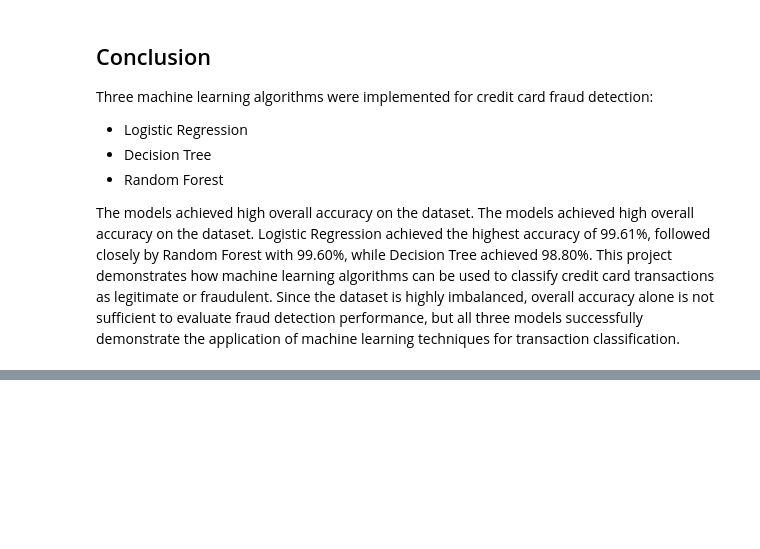
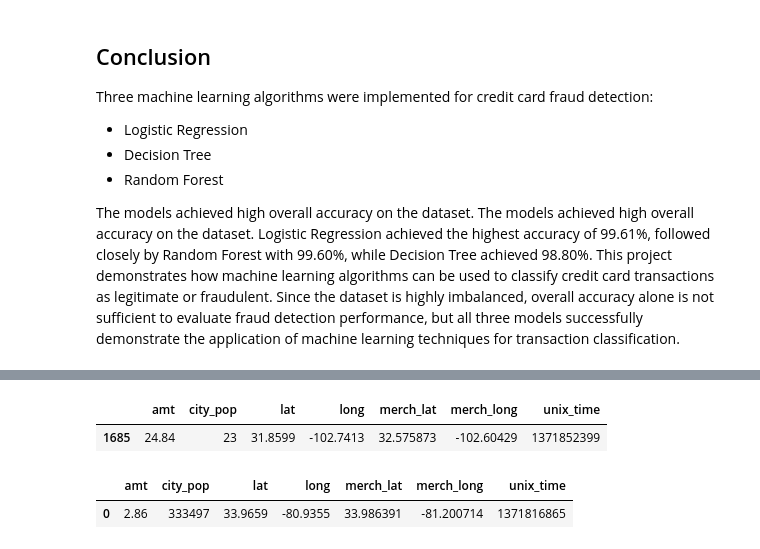
Before and after one commit to vahini7256/CODSOFT_ML_INTERNSHIP, a Jupyter notebook: Task_2_Credit_Card_Fraud_Detection/credit_card_fraud_detection.ipynb, the cells around one changed output, grey strips where cells are left out. Drawn from its saved outputs; the diff is of its cells as text; code cells hidden in the pictures; blank space fills up the shorter version.

```diff
--- a/Task_2_Credit_Card_Fraud_Detection/credit_card_fraud_detection.ipynb
+++ b/Task_2_Credit_Card_Fraud_Detection/credit_card_fraud_detection.ipynb
@@ -283,0 +495,14 @@ The models achieved high overall accuracy on the dataset. The models achieved hi
+# %%
+fraudTest[fraudTest["is_fraud"] == 1][
+    ["amt","city_pop","lat","long","merch_lat","merch_long","unix_time"]
+].head(1)
+# %% [output]
+|  | amt | city_pop | lat | long | merch_lat | merch_long | unix_time |
+| 1685 | 24.84 | 23 | 31.8599 | -102.7413 | 32.575873 | -102.60429 | 1371852399 |
+# %%
+fraudTest[fraudTest["is_fraud"] == 0][
+    ["amt","city_pop","lat","long","merch_lat","merch_long","unix_time"]
+].head(1)
+# %% [output]
+|  | amt | city_pop | lat | long | merch_lat | merch_long | unix_time |
+| 0 | 2.86 | 333497 | 33.9659 | -80.9355 | 33.986391 | -81.200714 | 1371816865 |
```
Also changed, not shown: parts of 19 cells of this notebook, 4 other files.
